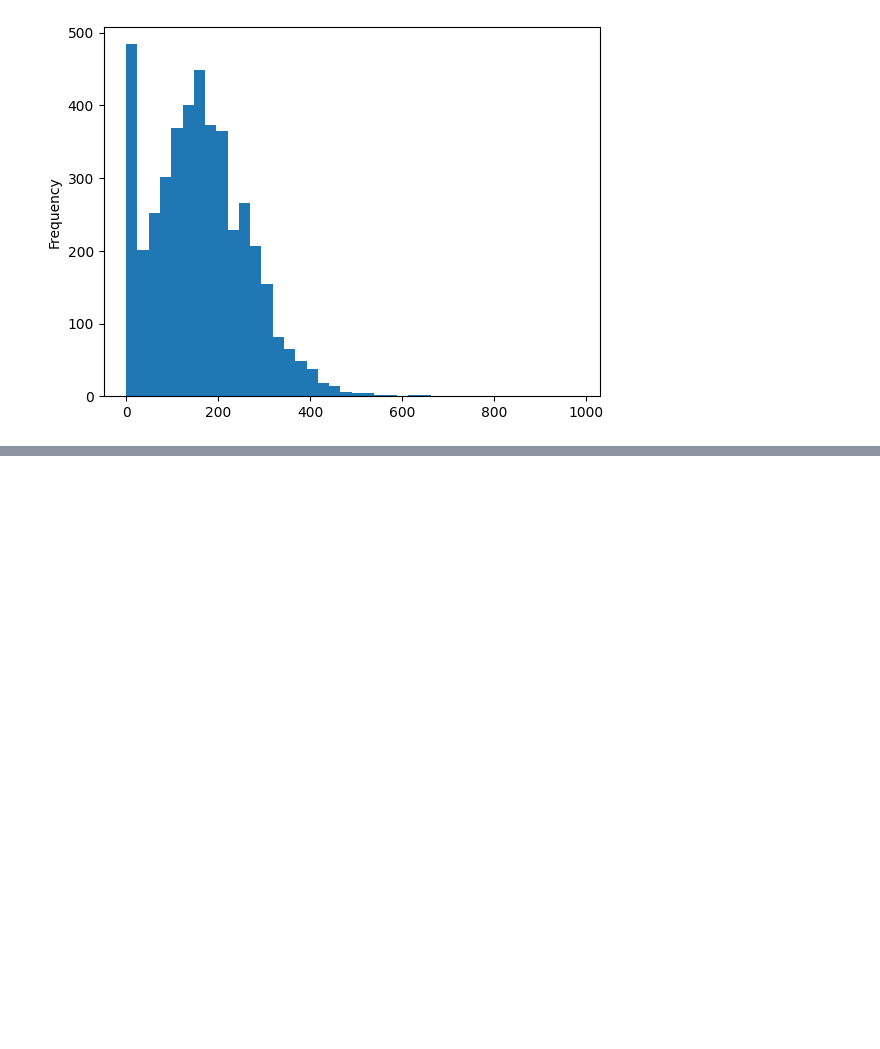
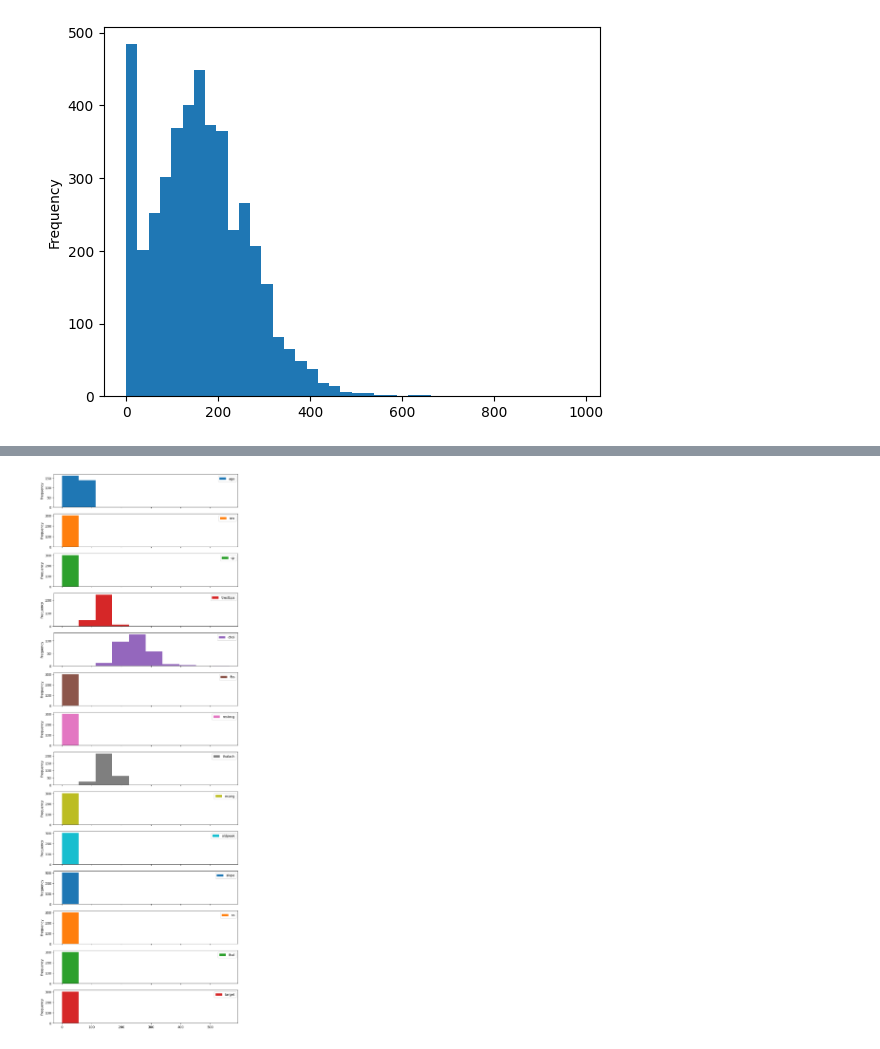
Before and after one commit to Venkats-AI-codes/AI_practices, a Jupyter notebook: ploting_DataFrame.ipynb, the cells around one changed output, grey strips where cells are left out. Saved outputs shown, nothing was run; the diff lists cells and outputs as text; code cells hidden in the pictures; blank space fills up the shorter version.

```diff
--- a/ploting_DataFrame.ipynb
+++ b/ploting_DataFrame.ipynb
@@ -224,0 +235,4 @@ car_sales['Mileage'].plot.hist(bins=40);
+# %%
+heart_disease.plot.hist(figsize=(10, 30), subplots=True);
+# %% [output]
+[figure, added]
```
Also changed, not shown: parts of 13 cells of this notebook.
